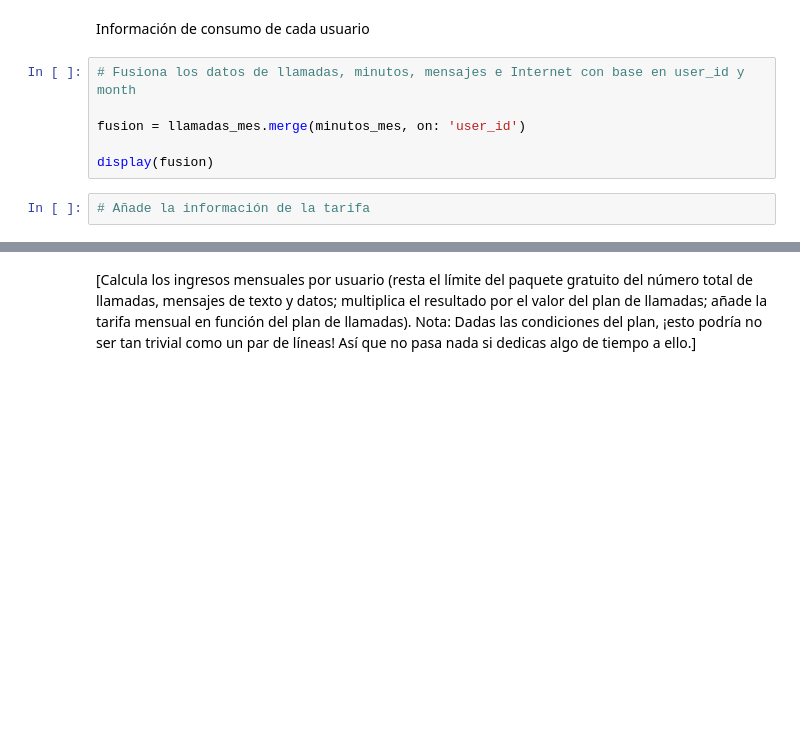
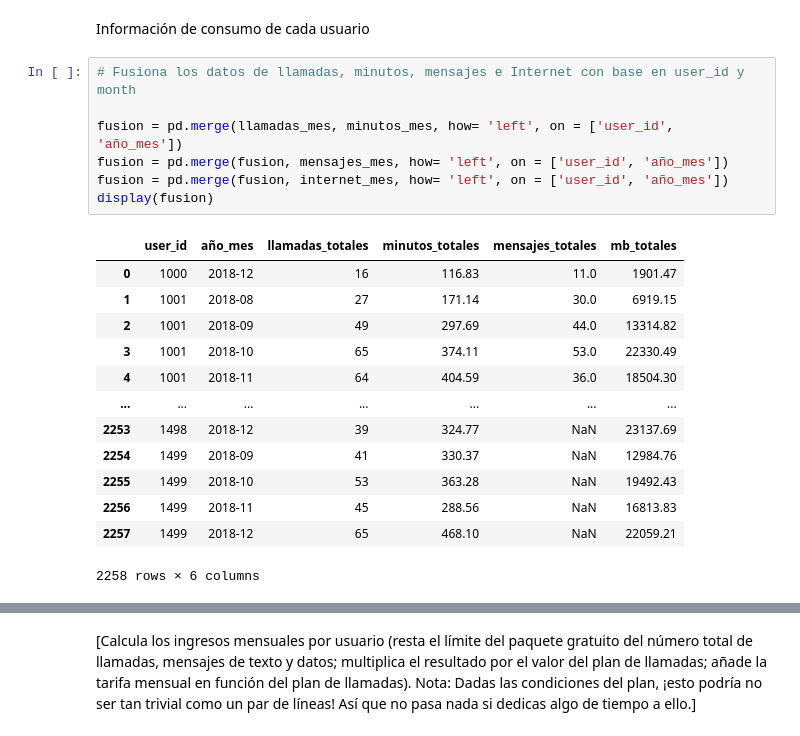
Before and after one commit to ma280113/sprint_5_proyect, a Jupyter notebook: notebook.ipynb, the cells around one changed output, grey strips where cells are left out. Drawn from its saved outputs; the diff is of its cells as text; blank space fills up the shorter version.

```diff
--- a/notebook.ipynb
+++ b/notebook.ipynb
@@ -478,8 +476,21 @@ Información de consumo de cada usuario
 # %%
 # Fusiona los datos de llamadas, minutos, mensajes e Internet con base en user_id y month
 
-fusion = llamadas_mes.merge(minutos_mes, on: 'user_id')
-
+fusion = pd.merge(llamadas_mes, minutos_mes, how= 'left', on = ['user_id', 'año_mes'])
+fusion = pd.merge(fusion, mensajes_mes, how= 'left', on = ['user_id', 'año_mes'])
+fusion = pd.merge(fusion, internet_mes, how= 'left', on = ['user_id', 'año_mes'])
 display(fusion)
+# %% [output]
+|  | user_id | año_mes | llamadas_totales | minutos_totales | mensajes_totales | mb_totales |
+| 0 | 1000 | 2018-12 | 16 | 116.83 | 11.0 | 1901.47 |
+| 1 | 1001 | 2018-08 | 27 | 171.14 | 30.0 | 6919.15 |
+| 2 | 1001 | 2018-09 | 49 | 297.69 | 44.0 | 13314.82 |
+| 3 | 1001 | 2018-10 | 65 | 374.11 | 53.0 | 22330.49 |
+| 4 | 1001 | 2018-11 | 64 | 404.59 | 36.0 | 18504.30 |
+| ... | ... | ... | ... | ... | ... | ... |
+| 2253 | 1498 | 2018-12 | 39 | 324.77 | NaN | 23137.69 |
+| 2254 | 1499 | 2018-09 | 41 | 330.37 | NaN | 12984.76 |
+| 2255 | 1499 | 2018-10 | 53 | 363.28 | NaN | 19492.43 |
+| 2256 | 1499 | 2018-11 | 45 | 288.56 | NaN | 16813.83 |
+| 2257 | 1499 | 2018-12 | 65 | 468.10 | NaN | 22059.21 |
+2258 rows × 6 columns
-# %%
-# Añade la información de la tarifa
```
Also changed, not shown: parts of 7 cells of this notebook.
